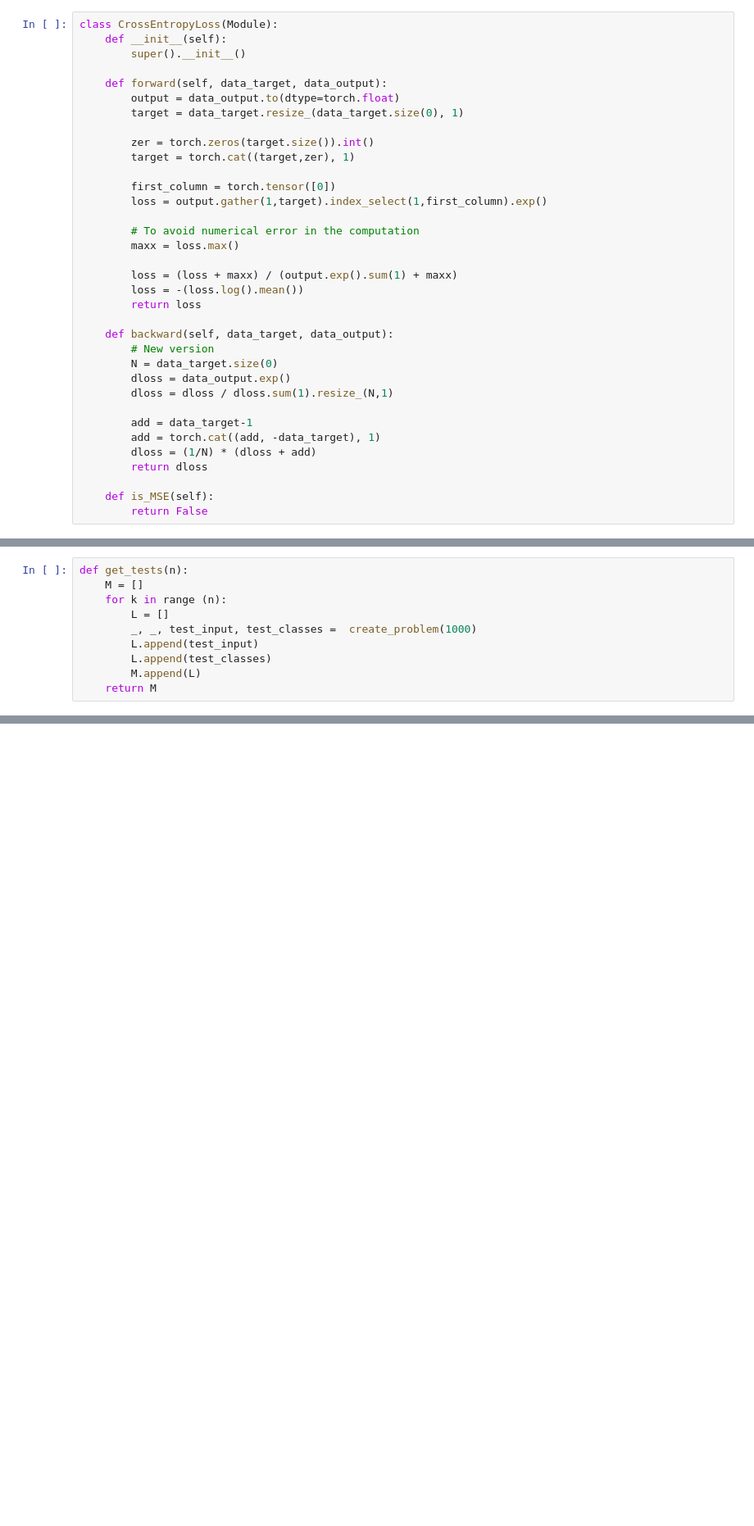
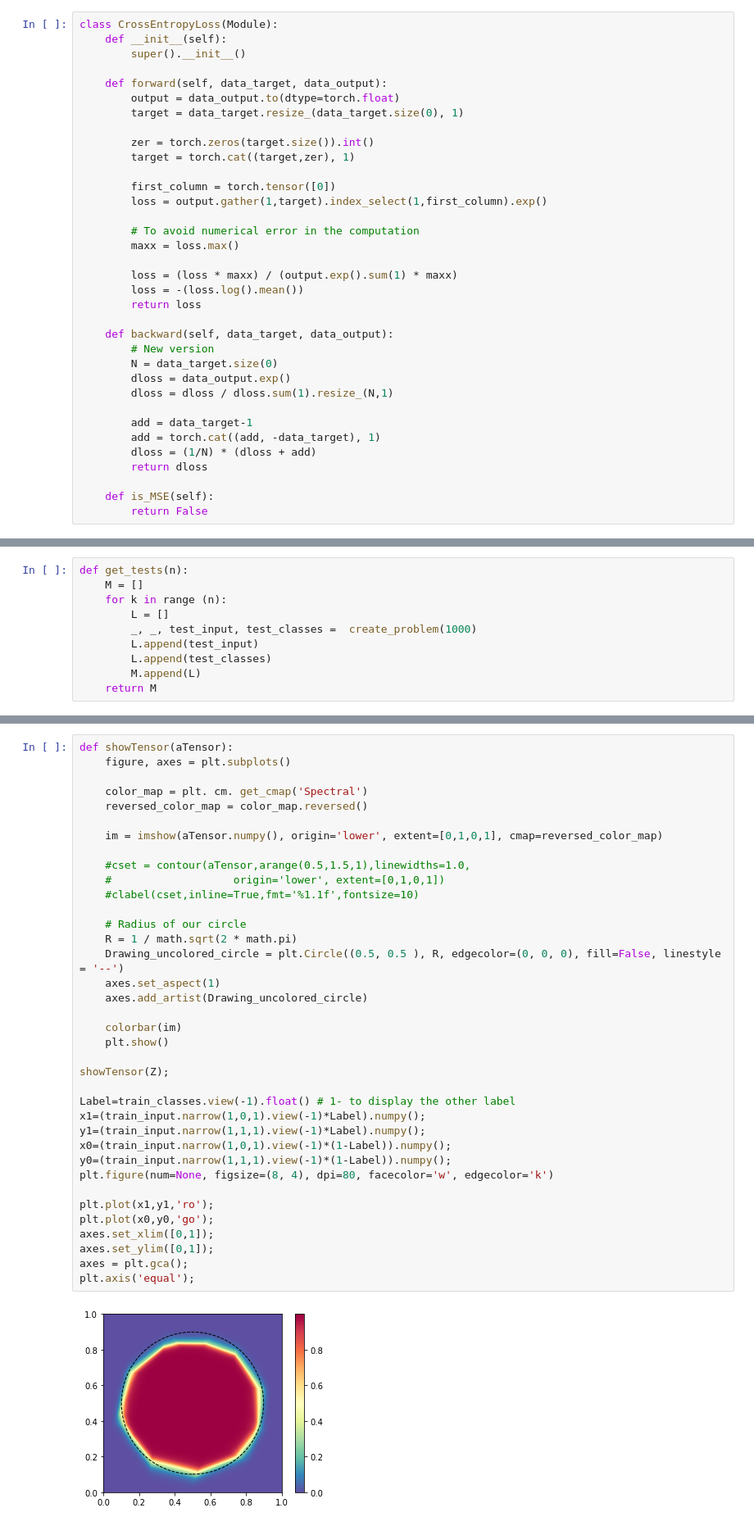
Before and after one commit to gaspardvilla/DL, a Jupyter notebook: Project 2/Project_2.ipynb, the cells around one changed output, grey strips where cells are left out. Shown at 82% size. Cells and saved outputs as stored; diff of their text form; blank space fills up the shorter version.

```diff
--- a/Project 2/Project_2.ipynb
+++ b/Project 2/Project_2.ipynb
@@ -200,7 +200,7 @@ class CrossEntropyLoss(Module):
         # To avoid numerical error in the computation
         maxx = loss.max()
 
-        loss = (loss + maxx) / (output.exp().sum(1) + maxx)
+        loss = (loss * maxx) / (output.exp().sum(1) * maxx)
         loss = -(loss.log().mean())
         return loss
 
@@ -450,0 +493,39 @@ showTensor(Z);
+# %%
+def showTensor(aTensor):
+    figure, axes = plt.subplots()
+
+    color_map = plt. cm. get_cmap('Spectral')
+    reversed_color_map = color_map.reversed()
+
+    im = imshow(aTensor.numpy(), origin='lower', extent=[0,1,0,1], cmap=reversed_color_map)
+
+    #cset = contour(aTensor,arange(0.5,1.5,1),linewidths=1.0,
+    #                   origin='lower', extent=[0,1,0,1])
+    #clabel(cset,inline=True,fmt='%1.1f',fontsize=10)
+
+    # Radius of our circle
+    R = 1 / math.sqrt(2 * math.pi)
+    Drawing_uncolored_circle = plt.Circle((0.5, 0.5 ), R, edgecolor=(0, 0, 0), fill=False, linestyle = '--')
+    axes.set_aspect(1)
+    axes.add_artist(Drawing_uncolored_circle)
+
+    colorbar(im)
+    plt.show()
+
+showTensor(Z);
+
+Label=train_classes.view(-1).float() # 1- to display the other label
+x1=(train_input.narrow(1,0,1).view(-1)*Label).numpy();
+y1=(train_input.narrow(1,1,1).view(-1)*Label).numpy();
+x0=(train_input.narrow(1,0,1).view(-1)*(1-Label)).numpy();
+y0=(train_input.narrow(1,1,1).view(-1)*(1-Label)).numpy();
+plt.figure(num=None, figsize=(8, 4), dpi=80, facecolor='w', edgecolor='k')
+
+plt.plot(x1,y1,'ro');
+plt.plot(x0,y0,'go');
+axes.set_xlim([0,1]);
+axes.set_ylim([0,1]);
+axes = plt.gca();
+plt.axis('equal');
+# %% [output]
+[figure, added]
```
Also changed, not shown: parts of 13 cells of this notebook, 4 other files.
